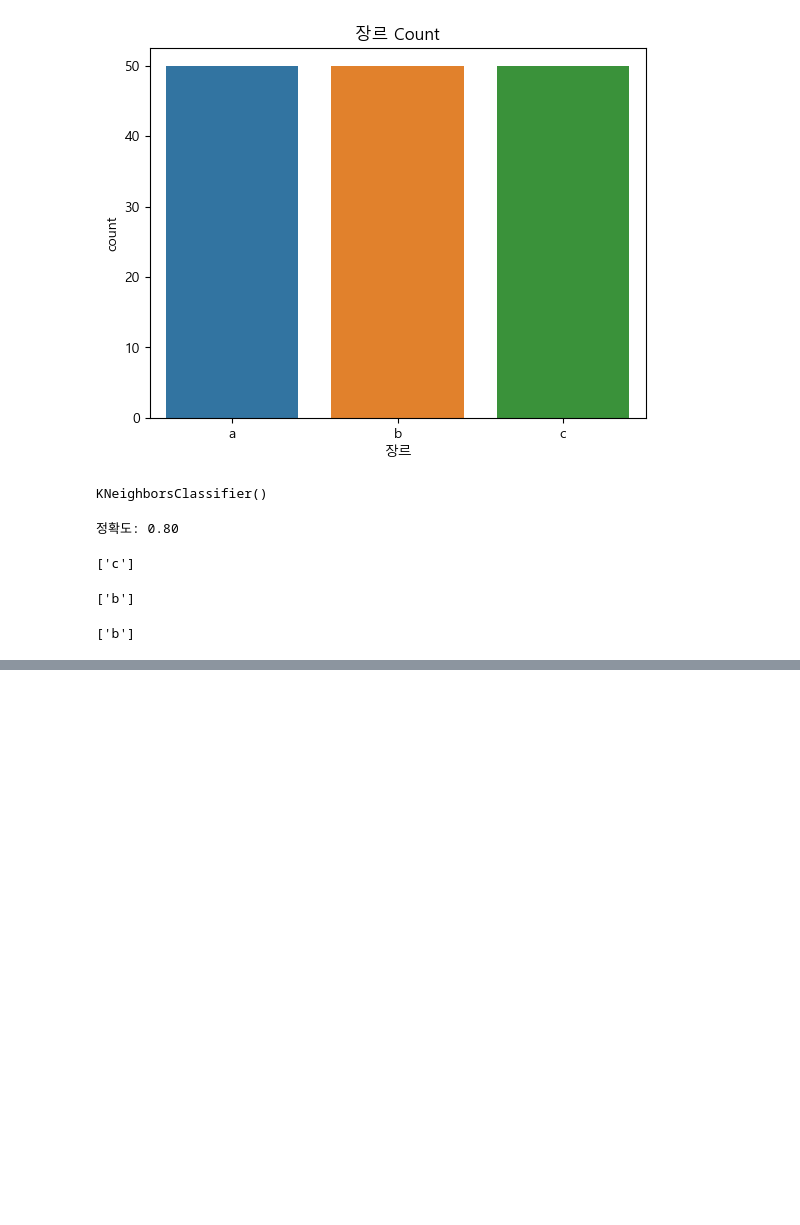
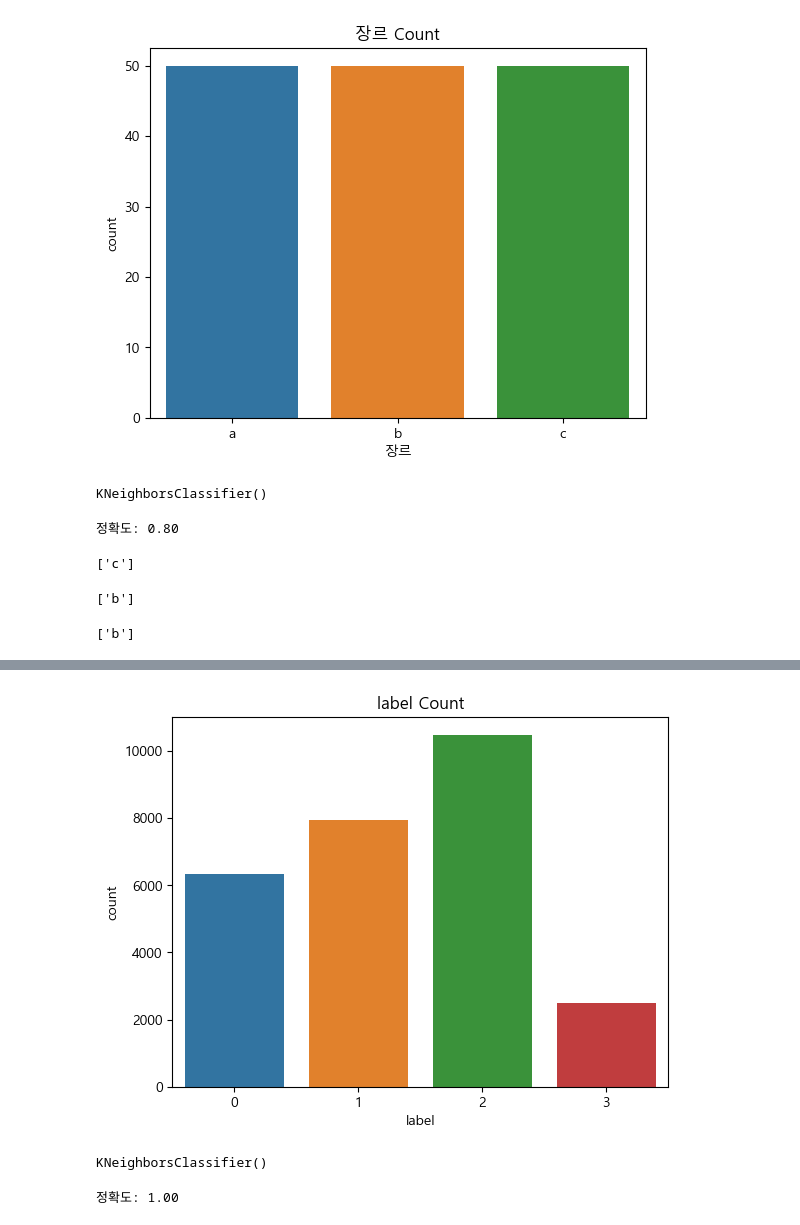
Before and after one commit to cyc20480/Data_Analysis_JBEDU, a Jupyter notebook: 080124_001.ipynb, the cells around one changed output, grey strips where cells are left out. Saved outputs shown, nothing was run; the diff lists cells and outputs as text; code cells hidden in the pictures; blank space fills up the shorter version.

```diff
--- a/080124_001.ipynb
+++ b/080124_001.ipynb
@@ -301,0 +304,3 @@ print(prediction1)
+# %%
+df = pd.read_csv('Data/상권분류.csv', encoding = 'cp949')
+df.info()
@@ -301,0 +327,6 @@ print(prediction1)
+# %%
+sns.countplot(x='label', data = df)
+plt.title("label Count")
+plt.show()
+# %% [output]
+[figure, added]
@@ -301,0 +340,13 @@ print(prediction1)
+# %%
+nnn.fit(x2_train, y2_train) #모델을 Test Set 으로 훈련
+# %% [output]
+KNeighborsClassifier()
+# %%
+y2_pred = nnn.predict(x2_test)
+
+# 정확도 출력
+
+accuracy2 = accuracy_score(y2_test,y2_pred)
+print(f'정확도: {accuracy2:.2f}')
+# %% [output]
+정확도: 1.00
```
Also changed, not shown: parts of 8 cells of this notebook.
